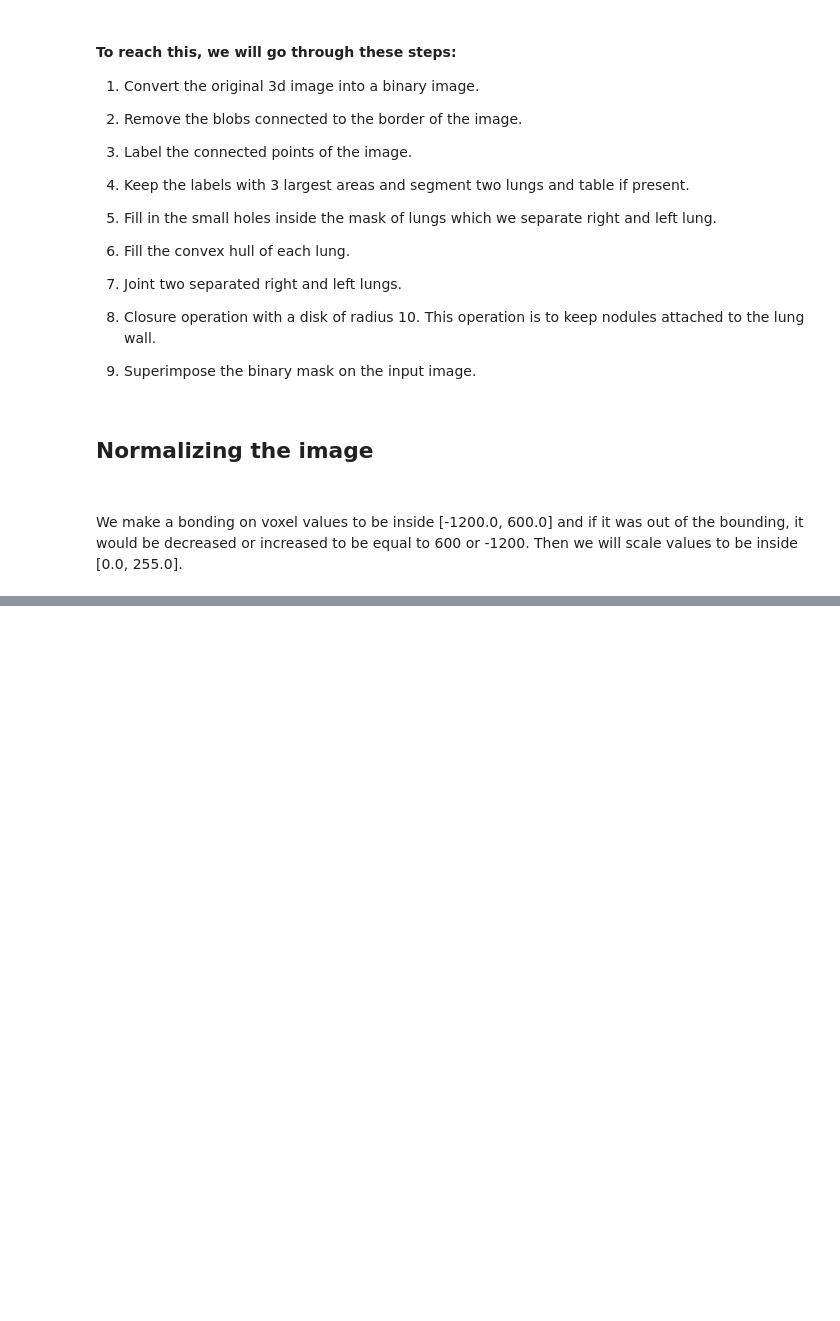
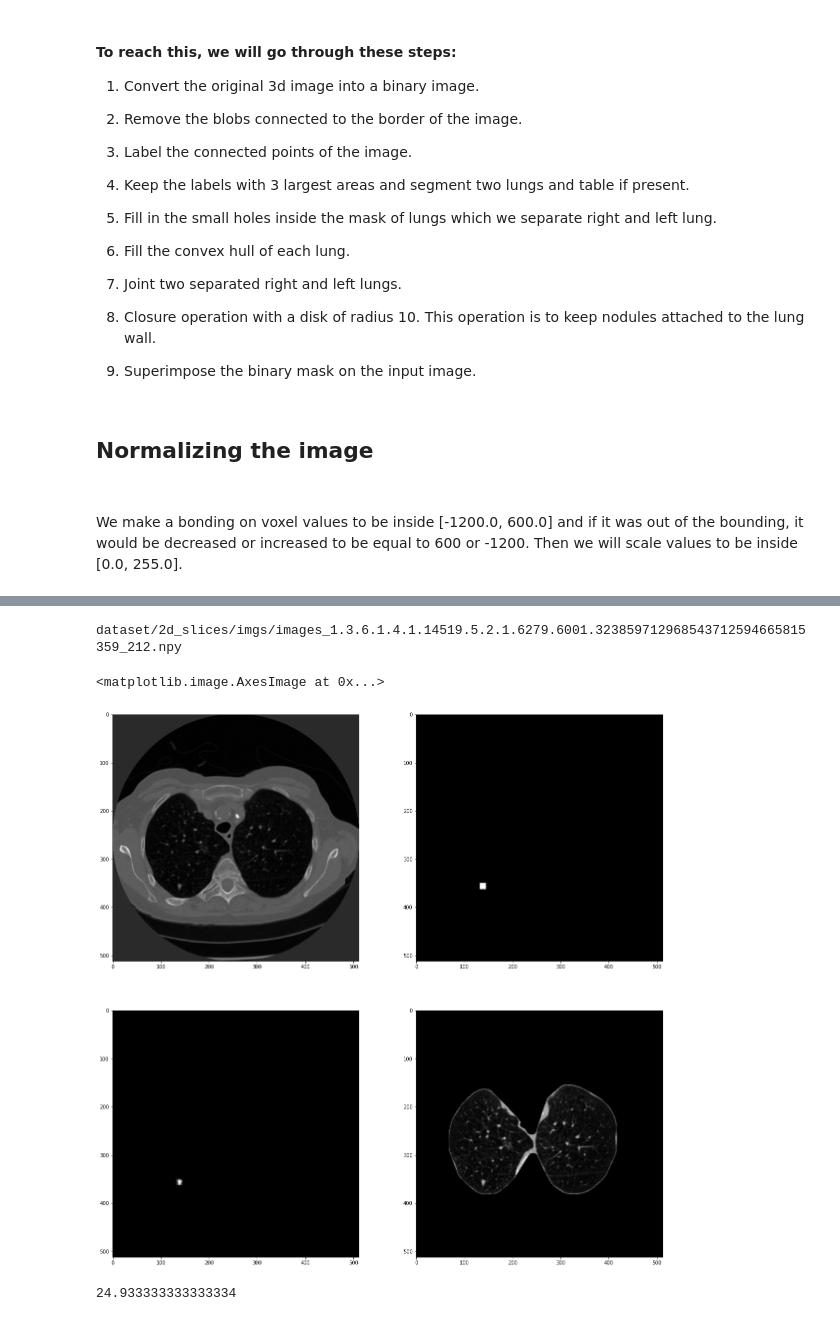
Before and after one commit to amitbharti017/Lung-Nodule-Detection, a Jupyter notebook: image preprocess.ipynb, the cells around one changed output, grey strips where cells are left out. Drawn from its saved outputs; the diff is of its cells as text; code cells hidden in the pictures; blank space fills up the shorter version.

```diff
--- a/image preprocess.ipynb
+++ b/image preprocess.ipynb
@@ -260,0 +268,44 @@ segmented_image = display_get_segmented_lungs(imgs)
+# %%
+input_path_original_img = "dataset/2d_slices/imgs/"
+input_path_img = "dataset/2d_slices/pre_processed_images"
+input_path_masks = "dataset/2d_slices/masks/"
+original_images=[] #to store paths of images from folder
+images=[] #to store paths of images from folder
+masks=[]
+for ori_img in os.listdir(input_path_original_img):
+    original_images.append(os.path.join(input_path_original_img,ori_img))
+
+for img in os.listdir(input_path_img):
+    images.append(os.path.join(input_path_img,img))
+
+for mask in os.listdir(input_path_masks):
+    masks.append(os.path.join(input_path_masks,mask))
+# %%
+#Just for visualization of images and masks
+number = random.randint(0,len(images)-1)
+ori_image = original_images[number]
+print(ori_image)
+image = images[number]
+mask = masks[number]
+original_image = np.load(ori_image)
+preprocessed_image = np.load(image)
+#original_image = original_image.astype(np.uint8)
+original_mask = np.load(mask)
+plt.figure(figsize=[20,20])
+plt.subplot(221)
+plt.imshow(original_image,cmap='gray')
+plt.subplot(222)
+plt.imshow(original_mask,cmap='gray')
+plt.subplot(224)
+plt.imshow(preprocessed_image,cmap='gray')
+plt.subplot(223)
+plt.imshow((preprocessed_image)*original_mask,cmap='gray')
+# %% [output]
+dataset/2d_slices/imgs/images_1.3.6.1.4.1.14519.5.2.1.6279.6001.323859712968543712594665815359_212.npy
+<matplotlib.image.AxesImage at 0x...>
+[figure, added]
+# %%
+smallest = preprocessed_image.min(axis=(0, 1))
+print(smallest)
+# %% [output]
+24.933333333333334
```
Also changed, not shown: parts of 6 cells of this notebook, 9 other files.
